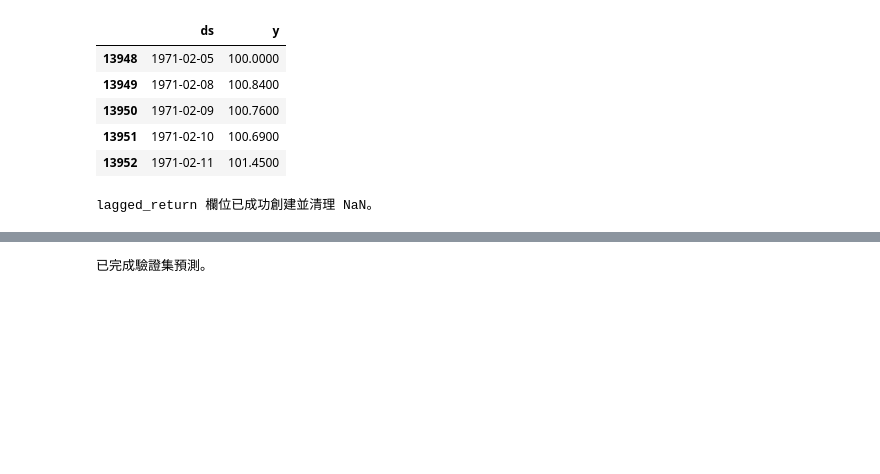
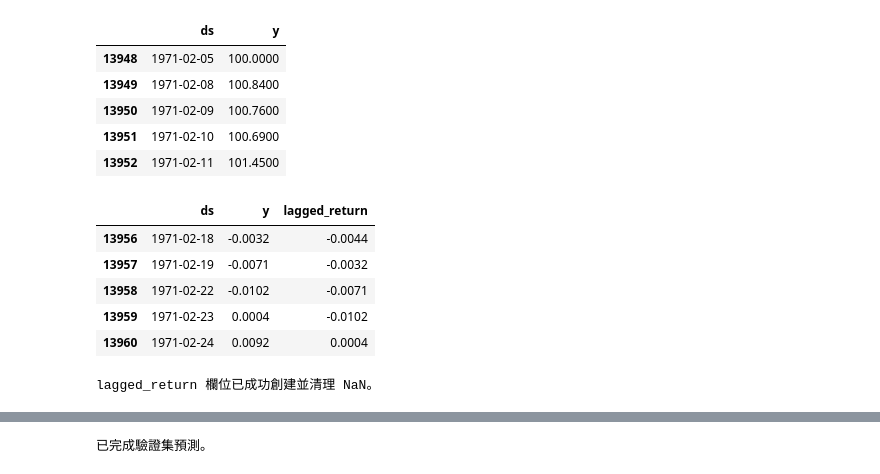
Before and after one commit to GaudiKao/learn-python-by-doing, a Jupyter notebook: Data_Structures&Alogrithms/證券交易所數據分類指數分析.ipynb, the cells around one changed output, grey strips where cells are left out. Cells and saved outputs as stored; diff of their text form; code cells hidden in the pictures; blank space fills up the shorter version.

```diff
--- a/Data_Structures&Alogrithms/證券交易所數據分類指數分析.ipynb
+++ b/Data_Structures&Alogrithms/證券交易所數據分類指數分析.ipynb
@@ -98,20 +98,28 @@ display(df_ixic2.head())
 # %%
 # 假設 df_ixic2 已經是篩選出的 IXIC 數據，且已處理完 Adj Close 中的 0 值
 
 # 1. 計算當天的日對數報酬率
 # current_log_return 的 t 值 = (Adj Close_t / Adj Close_{t-1})
 df_ixic2['current_log_return'] = np.log(df_ixic2['y'] / df_ixic2['y'].shift(1))
 
 # 2. **關鍵步驟：將當日報酬率滯後一天**
 # lagged_return 的 t 值，儲存的是 t-1 日的報酬率
 df_ixic2['lagged_return'] = df_ixic2['current_log_return'].shift(1)
 
 # 3. 處理 NaN：丟棄無法計算報酬率和滯後報酬率的數據點
 # 通常是前兩筆數據會是 NaN
 df_ixic2 = df_ixic2.dropna(subset=['lagged_return'])
+df_ixic3 = df_ixic2.drop(['y'],axis=1).rename(columns={'current_log_return' : 'y'}) #把真實數據y替換成報酬率
 
+display(df_ixic3.head())
 print("lagged_return 欄位已成功創建並清理 NaN。")
 # %% [output]
+|  | ds | y | lagged_return |
+| 13956 | 1971-02-18 | -0.0032 | -0.0044 |
+| 13957 | 1971-02-19 | -0.0071 | -0.0032 |
+| 13958 | 1971-02-22 | -0.0102 | -0.0071 |
+| 13959 | 1971-02-23 | 0.0004 | -0.0102 |
+| 13960 | 1971-02-24 | 0.0092 | 0.0004 |
 lagged_return 欄位已成功創建並清理 NaN。
 # %%
 train_start_date = pd.to_datetime('1990-01-01')
```
Also changed, not shown: parts of 5 cells of this notebook.
